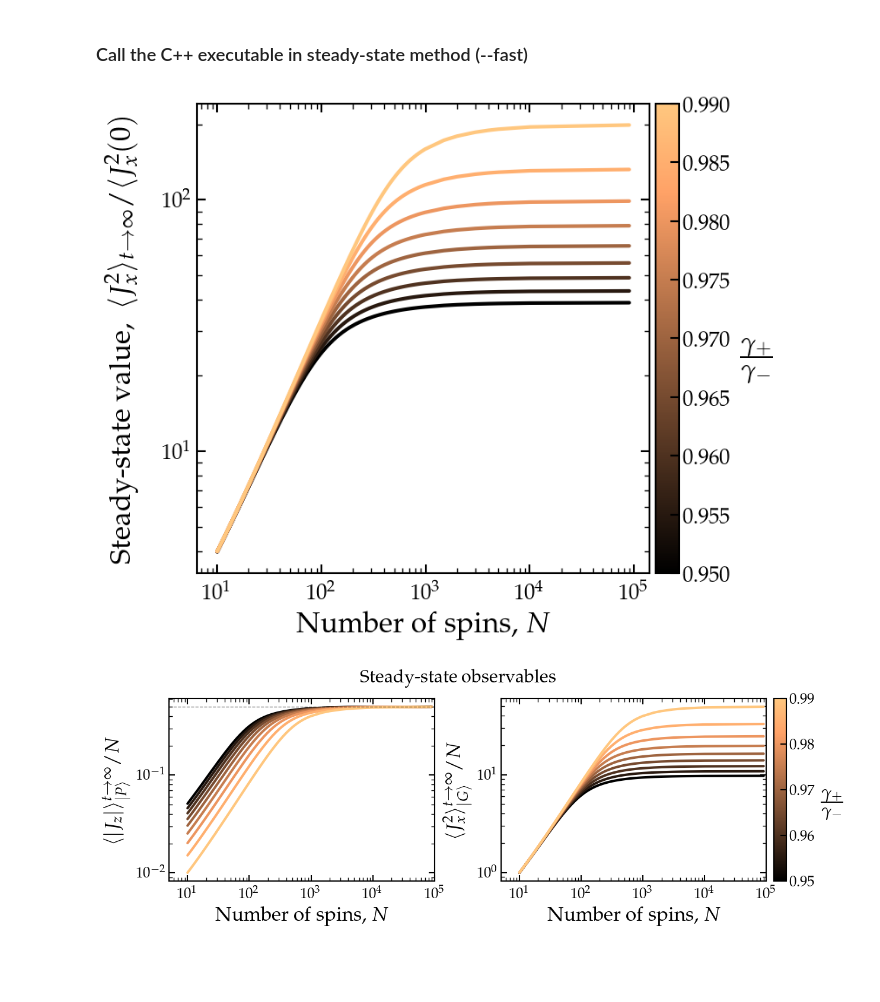
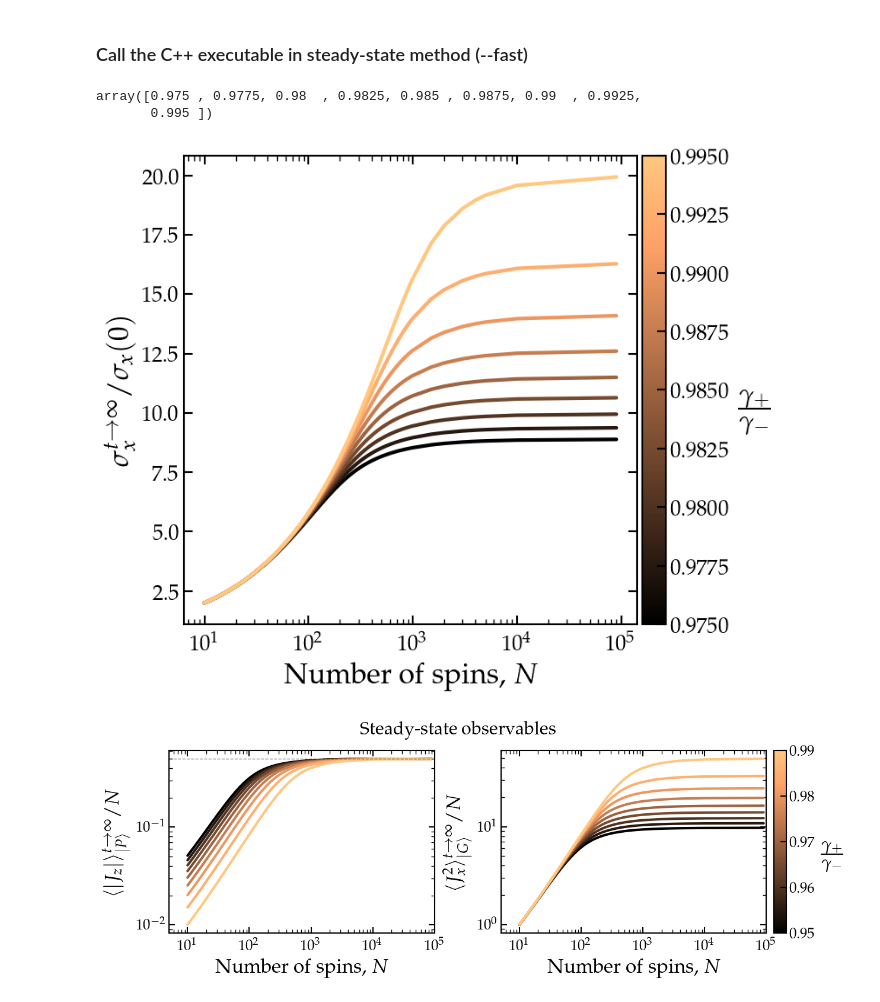
Before and after one commit to gpierobon/pyOpenNu, a Jupyter notebook: notebooks/SteadyState.ipynb, the cells around one changed output. Drawn from its saved outputs; the diff is of its cells as text; code cells hidden in the pictures; blank space fills up the shorter version.

```diff
--- a/notebooks/SteadyState.ipynb
+++ b/notebooks/SteadyState.ipynb
@@ -56,42 +56,55 @@ li2 = np.arange(31,1001,10)
 li3 = np.array([1500, 2000, 3000, 4000, 5000,10000, 90000])
 Nli = np.concatenate([li1,li2, li3])
 
-glist = np.linspace(0.95,0.99,9)
+glist = np.linspace(0.975,0.995,9)
 
 cmap = cm.copper
 norm_colors = mcolors.Normalize(vmin=min(glist), vmax=max(glist))
 sm = cm.ScalarMappable(cmap=cmap, norm=norm_colors)
 sm.set_array([])
+# %%
+glist
+# %% [output]
+array([0.975 , 0.9775, 0.98  , 0.9825, 0.985 , 0.9875, 0.99  , 0.9925,
+       0.995 ])
 # %%
 fig, ax = plt.subplots(figsize=(8,7))
 
 for j, gg in enumerate(glist):
     fSx = []
     for i in range(len(Nli)):
         N  = int(Nli[i])
         sx, _ = fastSx(N, gamma=gg)
         fSx.append(sx)
 
     fSx = np.array(fSx)
     color = cmap(norm_colors(gg))
-    plt.loglog(Nli, fSx**2/Nli*4,c=color)#, label=r'$\gamma_+/\gamma_-=%.2f$'%gg)
+    plt.loglog(Nli, np.sqrt(fSx**2/Nli*4),c=color)#, label=r'$\gamma_+/\gamma_-=%.2f$'%gg)
 
 
 #plt.semilogx(Nli, fSx9**2/Nli*np.sqrt(2)/np.max(fSx9), label=r'$\gamma_+/\gamma_-=0.9$')
 #plt.axvline(100, label=r'${\tt qutip}$ limit', c='k', ls='--', lw=1.5,alpha=0.5)
 #plt.axvline(1e4, label=r'${\tt OpenNu}$ limit', c='RoyalBlue', ls='--', lw=1.5,alpha=0.5)
 # plt.ylim(0.8, 10)
 
 cbar = plt.colorbar(sm, ax=ax, pad=0.01)
 cbar.set_label(r'$\frac{\gamma_+}{\gamma_-}$', fontsize=27, rotation=0, labelpad=20)
 
+
+
 plt.xlabel(r'Number of spins, $N$', fontsize=24)
-plt.ylabel(r'Steady-state value, ~$\langle J_x^2\rangle_{t\to\infty}/\langle J_x^2(0)$', fontsize=24, labelpad=20)
+#plt.ylabel(r'Steady-state value, ~$\langle J_x^2\rangle_{t\to\infty}/\langle J_x^2(0)$', fontsize=24, labelpad=20)
+plt.ylabel(r'$\sigma_x^{{t \to\infty}}/\sigma_x(0)$', fontsize=24)
+#plt.ylim(1,30)
+
+plt.yscale('linear')
+
+#plt.ylabel(r'Steady-state value, ~$\langle J_x^2\rangle_{t\to\infty}/\langle J_x^2(0)$', fontsize=24, labelpad=20)
 # plt.legend()
 plt.show()
 fig.savefig(main_dir+'plots/steady.pdf', bbox_inches='tight')
 # %% [output]
-[figure, old version]
+[figure, new version]
 # %%
 fig = plt.figure(figsize=(13, 4))
 gs = gridspec.GridSpec(1, 2, width_ratios=[1, 1], wspace=0.25)
```
Also changed, not shown: 6 other files.
